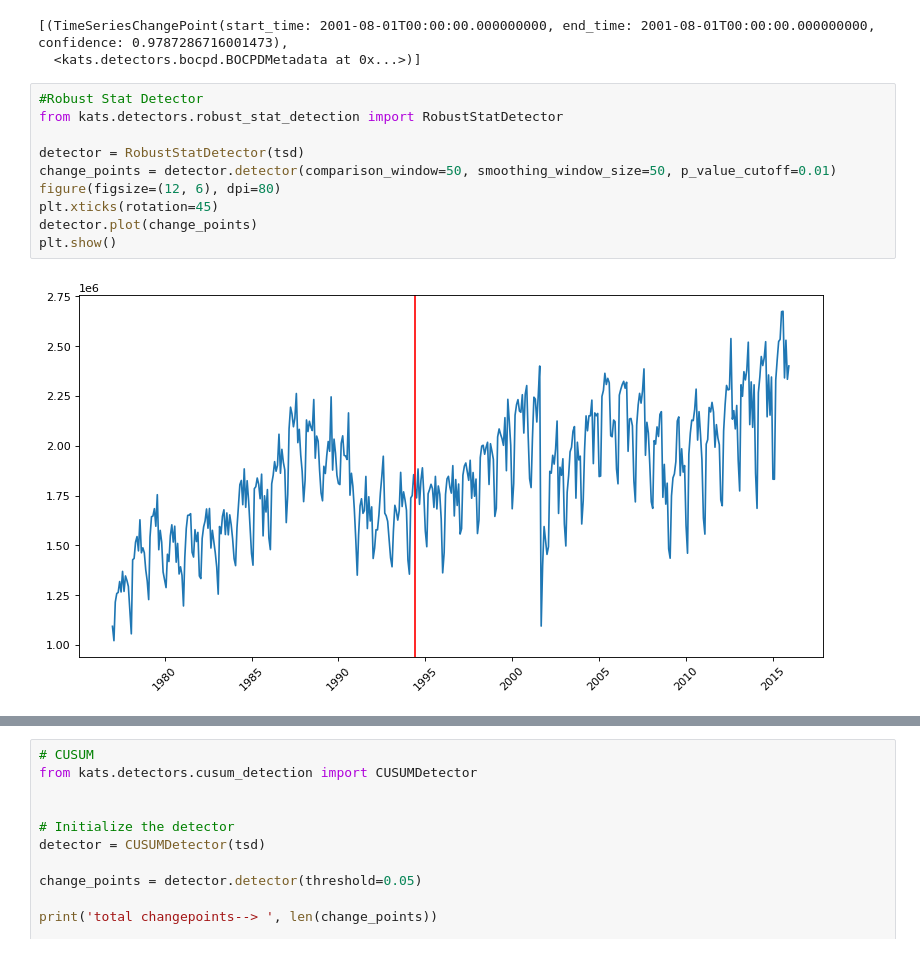
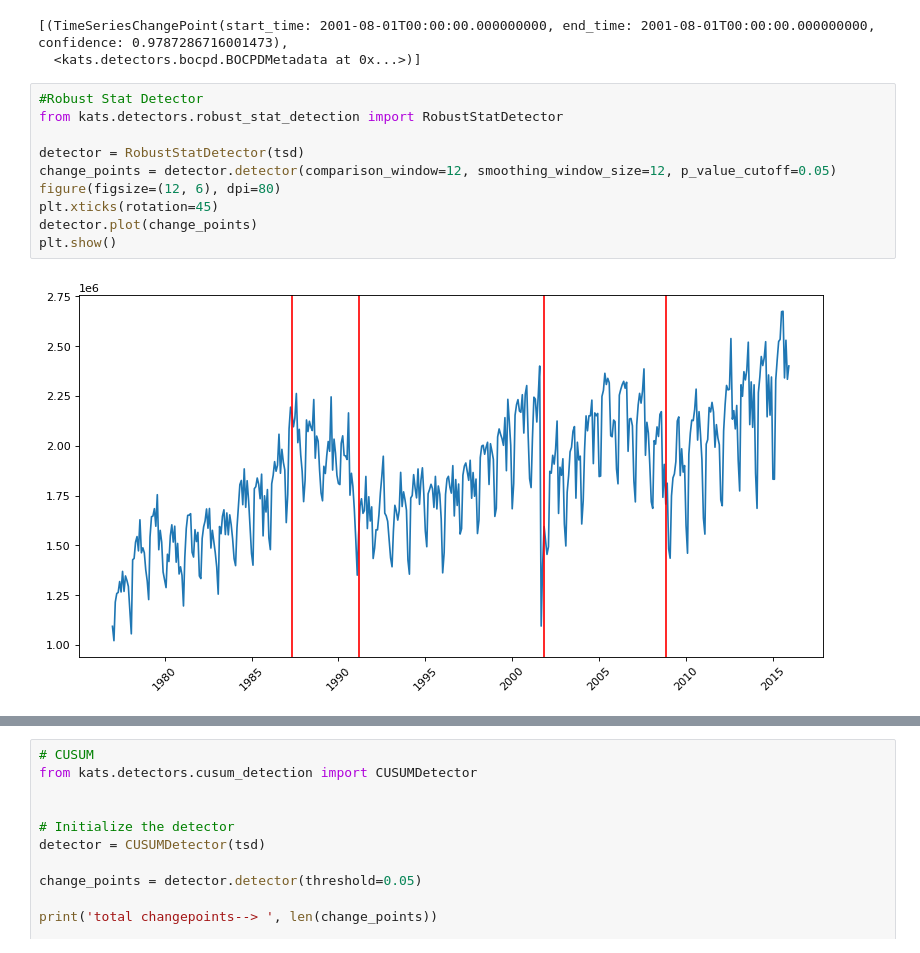
Before and after one commit to sharmeelee/Changepoint-Detection-Capstone, a Jupyter notebook: TCPD/LGA_passengers.ipynb, the cells around one changed output, grey strips where cells are left out. Cells and saved outputs as stored; diff of their text form.

```diff
--- a/TCPD/LGA_passengers.ipynb
+++ b/TCPD/LGA_passengers.ipynb
@@ -128,15 +135,15 @@ changepoints
 # %%
 #Robust Stat Detector
 from kats.detectors.robust_stat_detection import RobustStatDetector
 
 detector = RobustStatDetector(tsd)
-change_points = detector.detector(comparison_window=50, smoothing_window_size=50, p_value_cutoff=0.01)
+change_points = detector.detector(comparison_window=12, smoothing_window_size=12, p_value_cutoff=0.05)
 figure(figsize=(12, 6), dpi=80)
 plt.xticks(rotation=45)
 detector.plot(change_points)
 plt.show()
 # %% [output]
-[figure, old version]
+[figure, new version]
 # %%
 change_points
 # %% [output]
```
Also changed, not shown: parts of 9 cells of this notebook.
